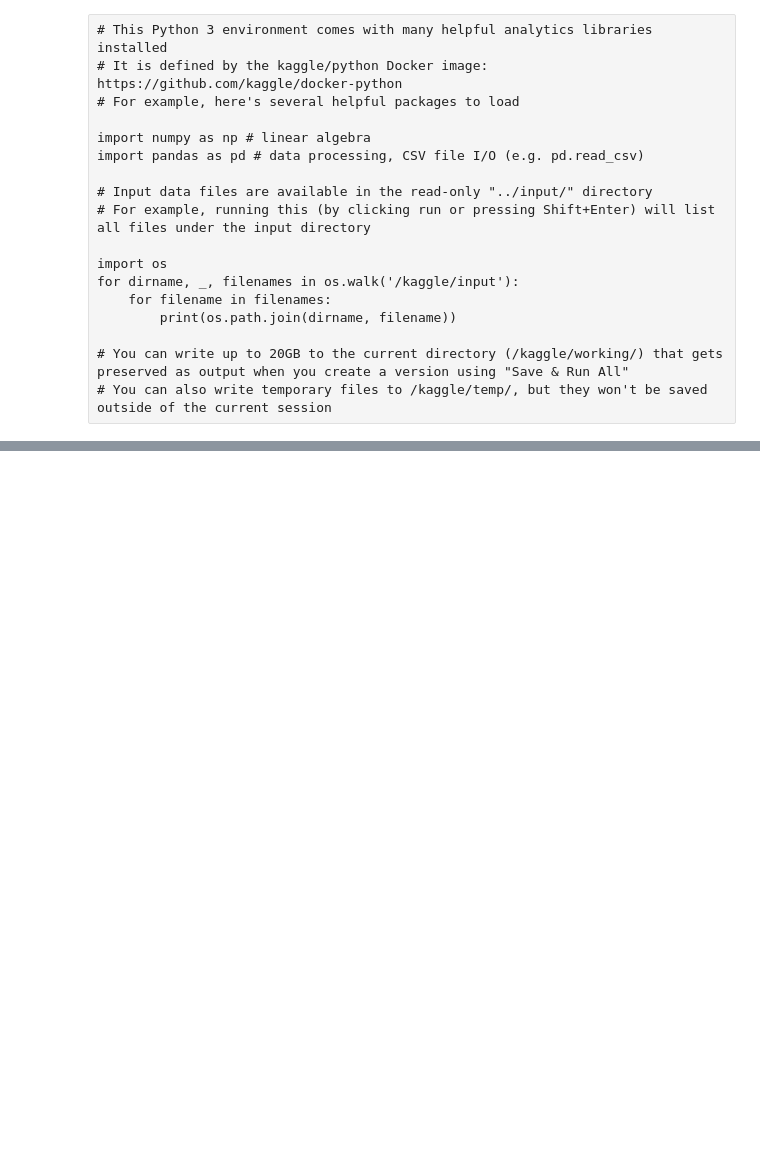
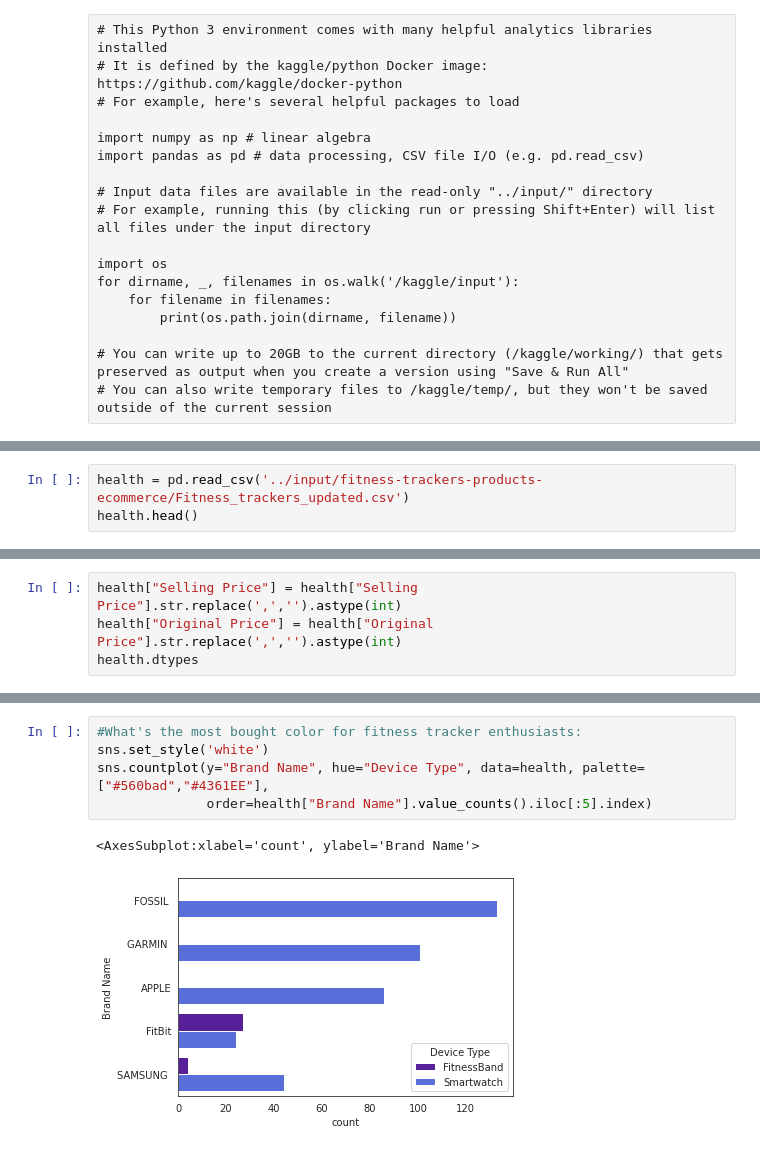
Before and after one commit to mindyng/2022-Business-Projects, a Jupyter notebook: price-elasticity.ipynb, the cells around one changed output, grey strips where cells are left out. Drawn from its saved outputs; the diff is of its cells as text; blank space fills up the shorter version.

Commit message:
Kaggle Notebook | Price Elasticity | Version 3

```diff
--- a/price-elasticity.ipynb
+++ b/price-elasticity.ipynb
@@ -18,0 +279,3 @@ for dirname, _, filenames in os.walk('/kaggle/input'):
+# %%
+health = pd.read_csv('../input/fitness-trackers-products-ecommerce/Fitness_trackers_updated.csv')
+health.head()
@@ -18,0 +305,4 @@ for dirname, _, filenames in os.walk('/kaggle/input'):
+# %%
+health["Selling Price"] = health["Selling Price"].str.replace(',','').astype(int)
+health["Original Price"] = health["Original Price"].str.replace(',','').astype(int)
+health.dtypes
@@ -18,0 +518,8 @@ for dirname, _, filenames in os.walk('/kaggle/input'):
+# %%
+#What's the most bought color for fitness tracker enthusiasts:
+sns.set_style('white')
+sns.countplot(y="Brand Name", hue="Device Type", data=health, palette=["#560bad","#4361EE"],
+              order=health["Brand Name"].value_counts().iloc[:5].index)
+# %% [output]
+<AxesSubplot:xlabel='count', ylabel='Brand Name'>
+[figure, added]
```
Also changed, not shown: parts of 42 cells of this notebook.
